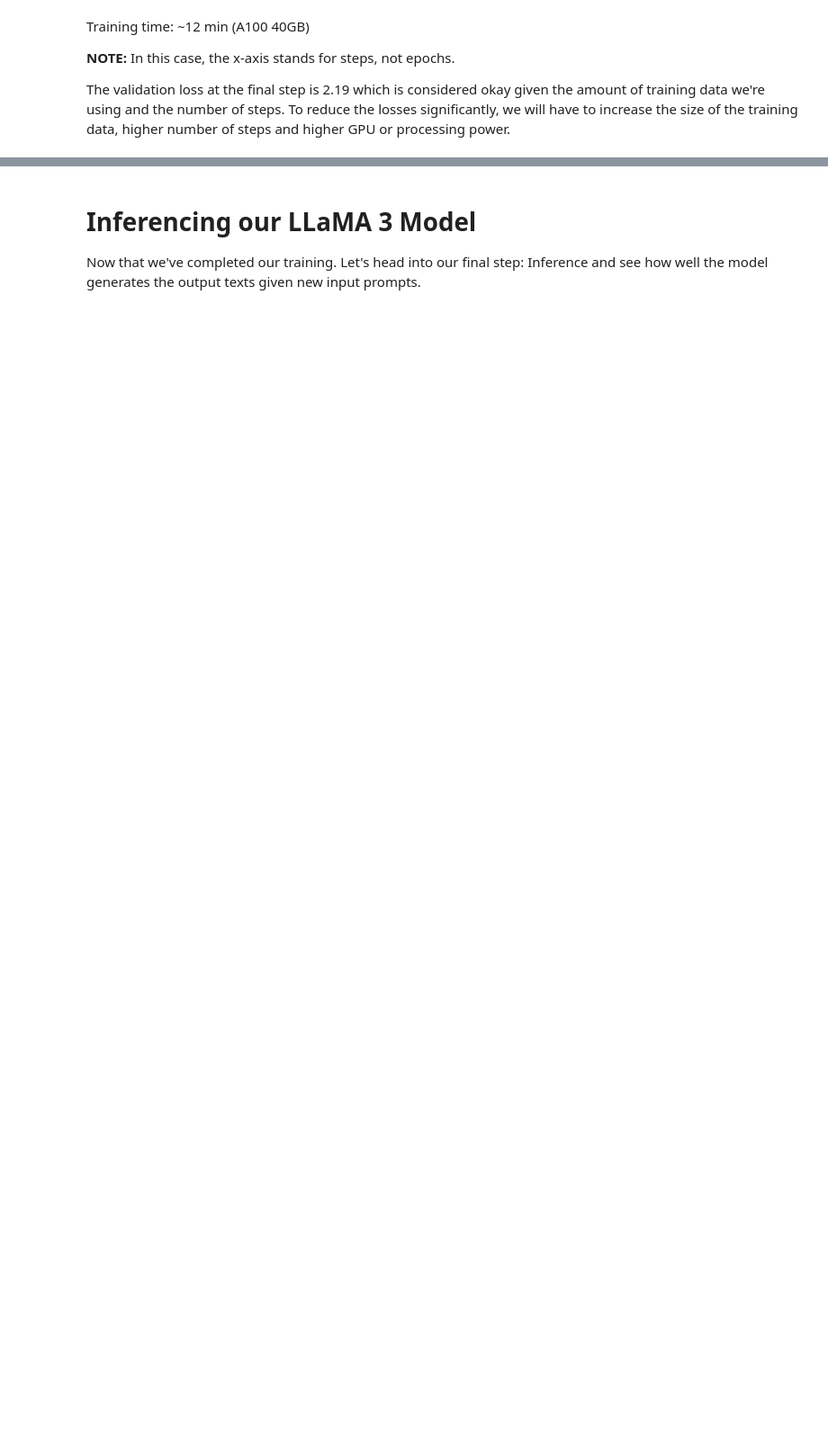
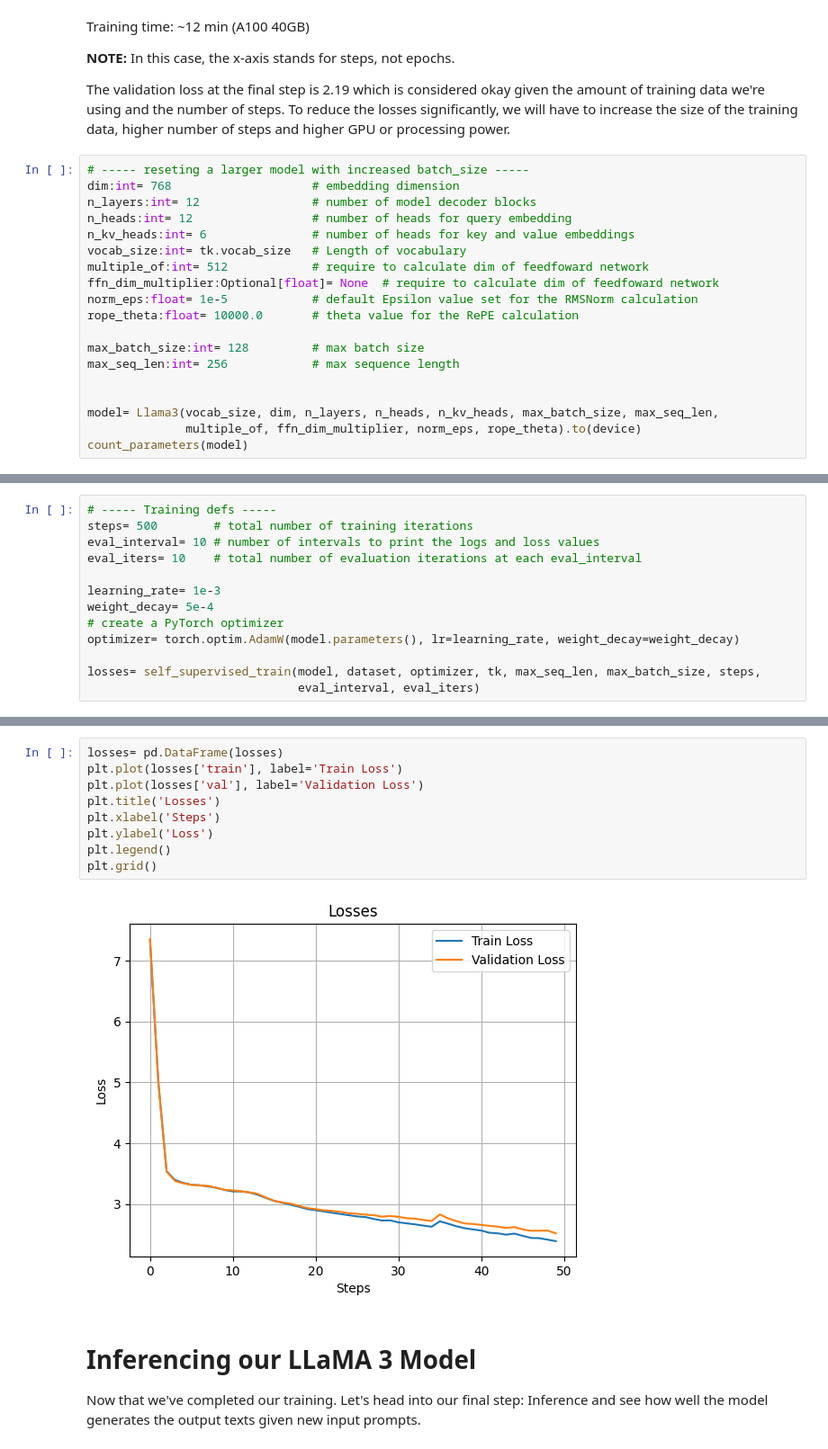
Before and after one commit to evortigosa/AI_devs, a Jupyter notebook: llama3.ipynb, the cells around one changed output, grey strips where cells are left out. Shown at 90% size. Drawn from its saved outputs; the diff is of its cells as text; blank space fills up the shorter version.

Commit message:
LLaMA 3 LLM model from scratch

```diff
--- a/llama3.ipynb
+++ b/llama3.ipynb
@@ -1035,3 +1042,22 @@ Training time: ~12 min (A100 40GB)
 **NOTE:** In this case, the x-axis stands for steps, not epochs.
 
 The validation loss at the final step is 2.19 which is considered okay given the amount of training data we're using and the number of steps. To reduce the losses significantly, we will have to increase the size of the training data, higher number of steps and higher GPU or processing power.
+# %%
+# ----- reseting a larger model with increased batch_size -----
+dim:int= 768                    # embedding dimension
+n_layers:int= 12                # number of model decoder blocks
+n_heads:int= 12                 # number of heads for query embedding
+n_kv_heads:int= 6               # number of heads for key and value embeddings
+vocab_size:int= tk.vocab_size   # Length of vocabulary
+multiple_of:int= 512            # require to calculate dim of feedfoward network
+ffn_dim_multiplier:Optional[float]= None  # require to calculate dim of feedfoward network
+norm_eps:float= 1e-5            # default Epsilon value set for the RMSNorm calculation
+rope_theta:float= 10000.0       # theta value for the RePE calculation
+
+max_batch_size:int= 128         # max batch size
+max_seq_len:int= 256            # max sequence length
+
+
+model= Llama3(vocab_size, dim, n_layers, n_heads, n_kv_heads, max_batch_size, max_seq_len,
+              multiple_of, ffn_dim_multiplier, norm_eps, rope_theta).to(device)
+count_parameters(model)
@@ -1037,0 +1066,13 @@ The validation loss at the final step is 2.19 which is considered okay given the
+# %%
+# ----- Training defs -----
+steps= 500        # total number of training iterations
+eval_interval= 10 # number of intervals to print the logs and loss values
+eval_iters= 10    # total number of evaluation iterations at each eval_interval
+
+learning_rate= 1e-3
+weight_decay= 5e-4
+# create a PyTorch optimizer
+optimizer= torch.optim.AdamW(model.parameters(), lr=learning_rate, weight_decay=weight_decay)
+
+losses= self_supervised_train(model, dataset, optimizer, tk, max_seq_len, max_batch_size, steps,
+                              eval_interval, eval_iters)
@@ -1038,3 +1097,14 @@ The validation loss at the final step is 2.19 which is considered okay given the
+# %%
+losses= pd.DataFrame(losses)
+plt.plot(losses['train'], label='Train Loss')
+plt.plot(losses['val'], label='Validation Loss')
+plt.title('Losses')
+plt.xlabel('Steps')
+plt.ylabel('Loss')
+plt.legend()
+plt.grid()
+# %% [output]
+[figure, added]
 # %% [markdown]
 # Inferencing our LLaMA 3 Model
 
```
Also changed, not shown: parts of 10 cells of this notebook.
